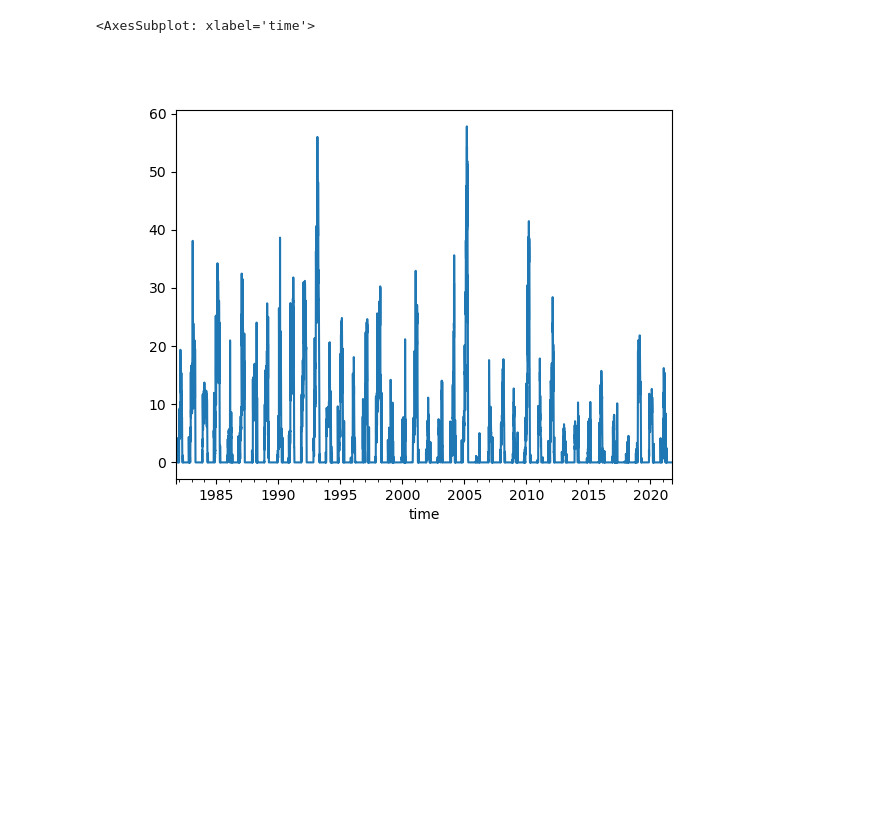
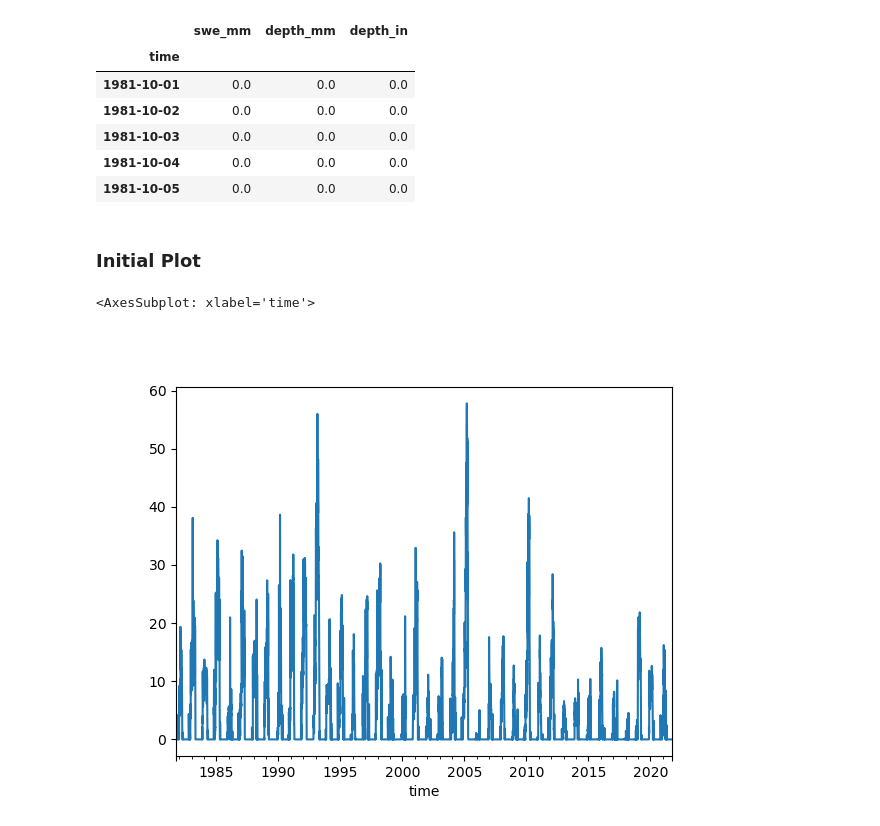
Before and after one commit to chrisrycx/sandia-snow-history, a Jupyter notebook: scripts/SandiaAnalysis-Season.ipynb, the cells around one changed output. Drawn from its saved outputs; the diff is of its cells as text; code cells hidden in the pictures; blank space fills up the shorter version.

```diff
--- a/scripts/SandiaAnalysis.ipynb
+++ b/scripts/SandiaAnalysis-Season.ipynb
@@ -25,3 +8,17 @@ data['depth_in'] = data['depth_mm']/25.4
+# %%
+#Load Data
+data = pd.read_pickle('../data/NMData/sandia_snow.pkl')
+data.head()
+# %% [output]
+|  | swe_mm | depth_mm | depth_in |
+| time |  |  |  |
+| 1981-10-01 | 0.0 | 0.0 | 0.0 |
+| 1981-10-02 | 0.0 | 0.0 | 0.0 |
+| 1981-10-03 | 0.0 | 0.0 | 0.0 |
+| 1981-10-04 | 0.0 | 0.0 | 0.0 |
+| 1981-10-05 | 0.0 | 0.0 | 0.0 |
+# %% [markdown]
+### Initial Plot
 # %%
 fig1, ax1 = plt.subplots(1,1)
 data['depth_in'].plot(ax=ax1)
```
Also changed, not shown: parts of 18 cells of this notebook, 11 other files.
